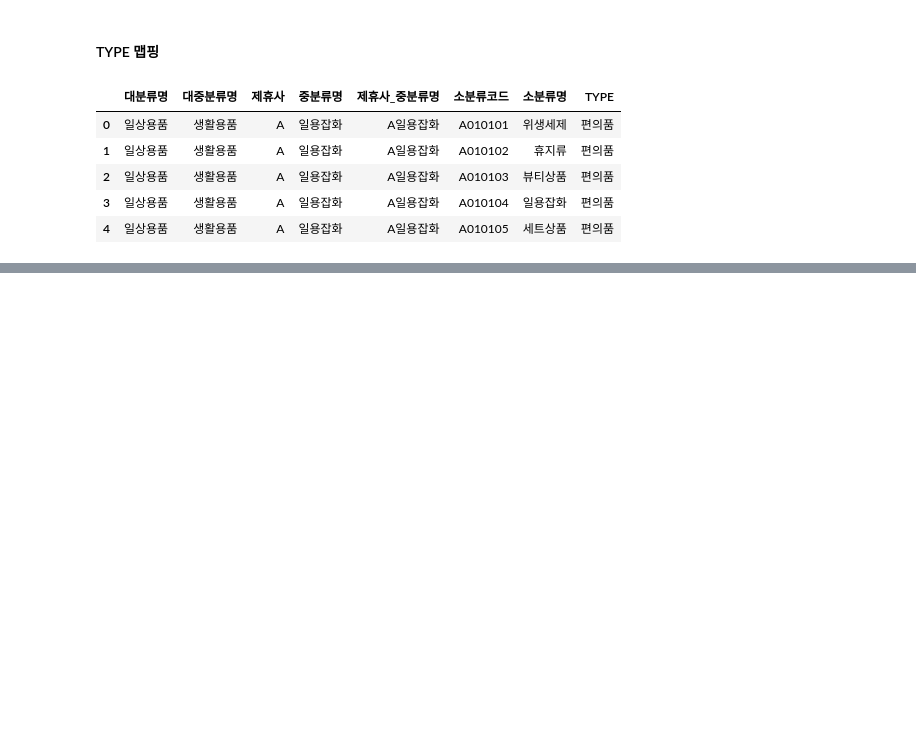
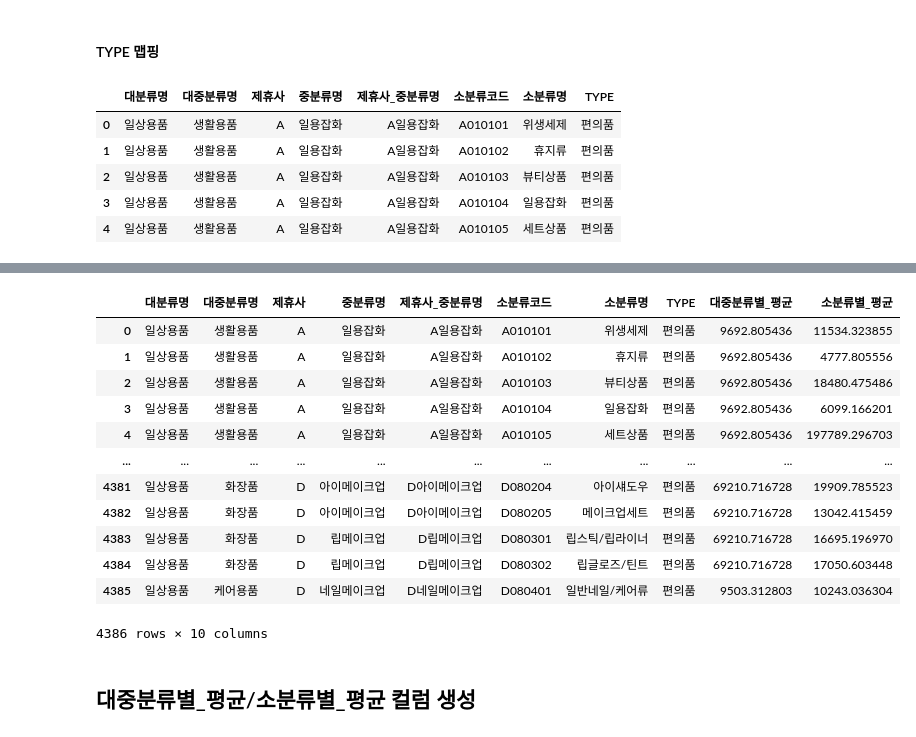
Before and after one commit to PKLH/cakd_LP, a Jupyter notebook: WorkSpace/Han/EDA_221016.ipynb, the cells around one changed output, grey strips where cells are left out. Saved outputs shown, nothing was run; the diff lists cells and outputs as text; code cells hidden in the pictures; blank space fills up the shorter version.

```diff
--- a/WorkSpace/Han/EDA_221016.ipynb
+++ b/WorkSpace/Han/EDA_221016.ipynb
@@ -1340,0 +1471,20 @@ purprd_prodcl[purprd_prodcl.소분류명.str.contains('[*세][트*]')]
+# %%
+pp_prodcl = pd.merge(pp_prodcl, 대중분류별_평균, how='left')
+pp_prodcl = pd.merge(pp_prodcl, 소분류별_평균, how='left')
+pp_prodcl
+# %% [output]
+|  | 대분류명 | 대중분류명 | 제휴사 | 중분류명 | 제휴사_중분류명 | 소분류코드 | 소분류명 | TYPE | 대중분류별_평균 | 소분류별_평균 |
+| 0 | 일상용품 | 생활용품 | A | 일용잡화 | A일용잡화 | A010101 | 위생세제 | 편의품 | 9692.805436 | 11534.323855 |
+| 1 | 일상용품 | 생활용품 | A | 일용잡화 | A일용잡화 | A010102 | 휴지류 | 편의품 | 9692.805436 | 4777.805556 |
+| 2 | 일상용품 | 생활용품 | A | 일용잡화 | A일용잡화 | A010103 | 뷰티상품 | 편의품 | 9692.805436 | 18480.475486 |
+| 3 | 일상용품 | 생활용품 | A | 일용잡화 | A일용잡화 | A010104 | 일용잡화 | 편의품 | 9692.805436 | 6099.166201 |
+| 4 | 일상용품 | 생활용품 | A | 일용잡화 | A일용잡화 | A010105 | 세트상품 | 편의품 | 9692.805436 | 197789.296703 |
+| ... | ... | ... | ... | ... | ... | ... | ... | ... | ... | ... |
+| 4381 | 일상용품 | 화장품 | D | 아이메이크업 | D아이메이크업 | D080204 | 아이섀도우 | 편의품 | 69210.716728 | 19909.785523 |
+| 4382 | 일상용품 | 화장품 | D | 아이메이크업 | D아이메이크업 | D080205 | 메이크업세트 | 편의품 | 69210.716728 | 13042.415459 |
+| 4383 | 일상용품 | 화장품 | D | 립메이크업 | D립메이크업 | D080301 | 립스틱/립라이너 | 편의품 | 69210.716728 | 16695.196970 |
+| 4384 | 일상용품 | 화장품 | D | 립메이크업 | D립메이크업 | D080302 | 립글로즈/틴트 | 편의품 | 69210.716728 | 17050.603448 |
+| 4385 | 일상용품 | 케어용품 | D | 네일메이크업 | D네일메이크업 | D080401 | 일반네일/케어류 | 편의품 | 9503.312803 | 10243.036304 |
+4386 rows × 10 columns
+# %% [markdown]
+## 대중분류별_평균/소분류별_평균 컬럼 생성
```
Also changed, not shown: parts of 49 cells of this notebook.
